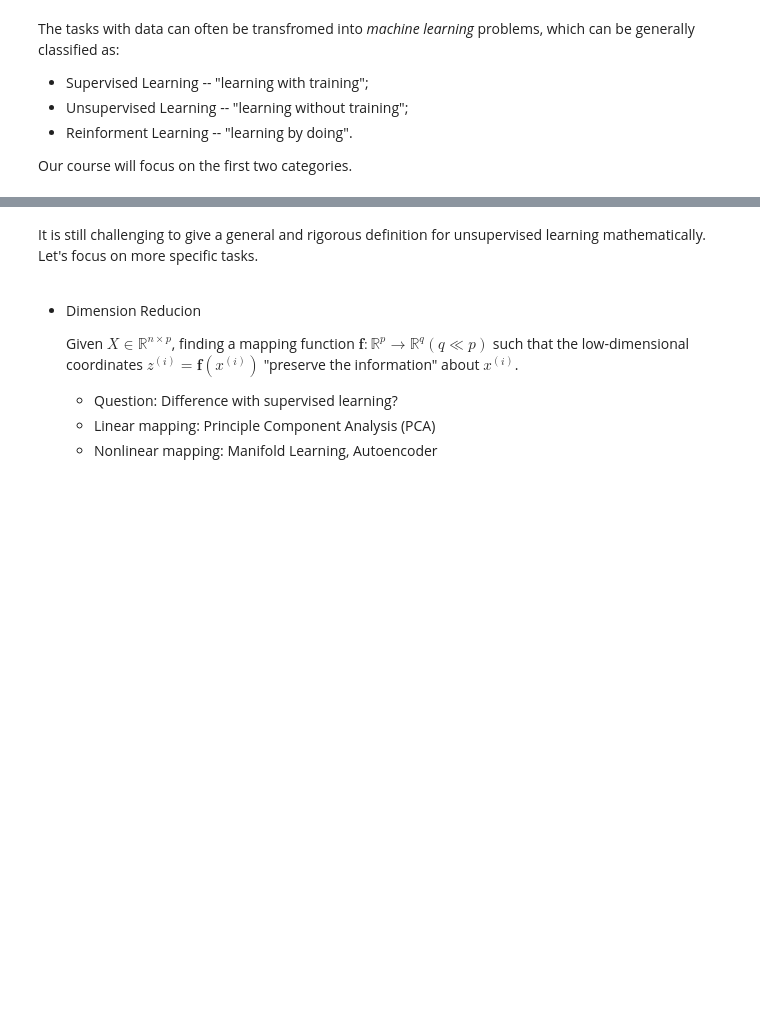
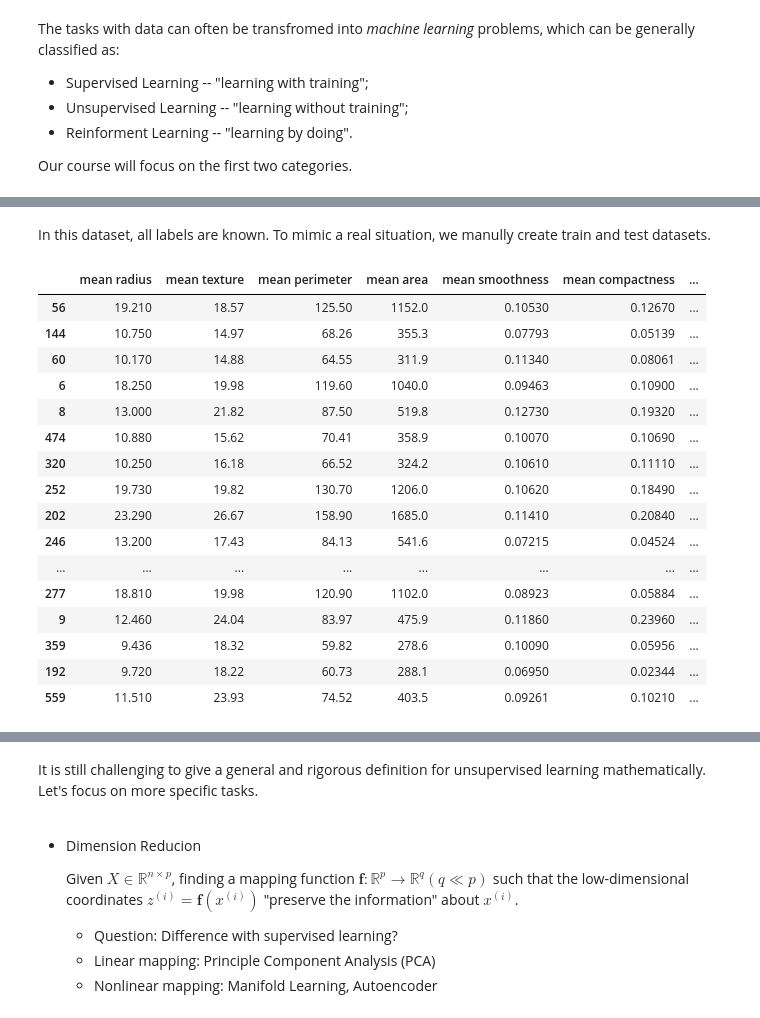
Before and after one commit to cliffzhou92/UCI_MATH_10, a Jupyter notebook: lecture/lec_1/lecture_1.ipynb, the cells around one changed output, grey strips where cells are left out. Cells and saved outputs as stored; diff of their text form; code cells hidden in the pictures; blank space fills up the shorter version.

```diff
--- a/lecture/lec_1/lecture_1.ipynb
+++ b/lecture/lec_1/lecture_1.ipynb
@@ -256,0 +253,3 @@ which can be tacked numeracally by optimzation methods (including the popular st
+# %%
+from sklearn.datasets import load_breast_cancer # load the dataset
+X,y = load_breast_cancer(as_frame = True,return_X_y = True)
@@ -256,0 +260,5 @@ which can be tacked numeracally by optimzation methods (including the popular st
+# %% [markdown]
+In this dataset, all labels are known. To mimic a real situation, we manully create train and test datasets.
+# %%
+from sklearn.model_selection import train_test_split # manually split into train and test by random sampling
+X_train, X_test, y_train, y_test = train_test_split(X, y, test_size=0.33, random_state=0)
@@ -256,0 +269,21 @@ which can be tacked numeracally by optimzation methods (including the popular st
+# %%
+data_train = pd.concat([X_train,y_train],axis=1) # the whole data table of training
+data_train
+# %% [output]
+|  | mean radius | mean texture | mean perimeter | mean area | mean smoothness | mean compactness | ... |
+| 56 | 19.210 | 18.57 | 125.50 | 1152.0 | 0.10530 | 0.12670 | ... |
+| 144 | 10.750 | 14.97 | 68.26 | 355.3 | 0.07793 | 0.05139 | ... |
+| 60 | 10.170 | 14.88 | 64.55 | 311.9 | 0.11340 | 0.08061 | ... |
+| 6 | 18.250 | 19.98 | 119.60 | 1040.0 | 0.09463 | 0.10900 | ... |
+| 8 | 13.000 | 21.82 | 87.50 | 519.8 | 0.12730 | 0.19320 | ... |
+| 474 | 10.880 | 15.62 | 70.41 | 358.9 | 0.10070 | 0.10690 | ... |
+| 320 | 10.250 | 16.18 | 66.52 | 324.2 | 0.10610 | 0.11110 | ... |
+| 252 | 19.730 | 19.82 | 130.70 | 1206.0 | 0.10620 | 0.18490 | ... |
+| 202 | 23.290 | 26.67 | 158.90 | 1685.0 | 0.11410 | 0.20840 | ... |
+| 246 | 13.200 | 17.43 | 84.13 | 541.6 | 0.07215 | 0.04524 | ... |
+| ... | ... | ... | ... | ... | ... | ... | ... |
+| 277 | 18.810 | 19.98 | 120.90 | 1102.0 | 0.08923 | 0.05884 | ... |
+| 9 | 12.460 | 24.04 | 83.97 | 475.9 | 0.11860 | 0.23960 | ... |
+| 359 | 9.436 | 18.32 | 59.82 | 278.6 | 0.10090 | 0.05956 | ... |
+| 192 | 9.720 | 18.22 | 60.73 | 288.1 | 0.06950 | 0.02344 | ... |
+| 559 | 11.510 | 23.93 | 74.52 | 403.5 | 0.09261 | 0.10210 | ... |
```
Also changed, not shown: parts of 46 cells of this notebook, 1 other file.
